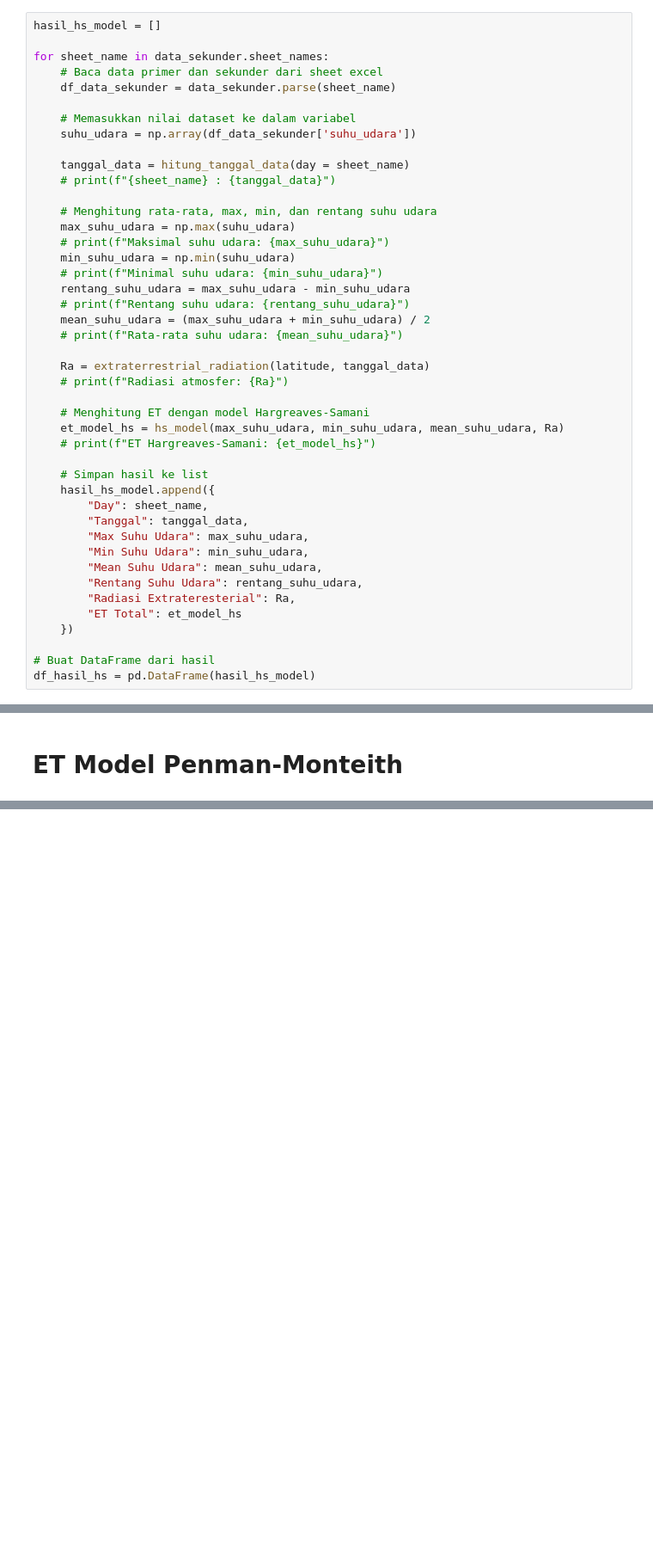
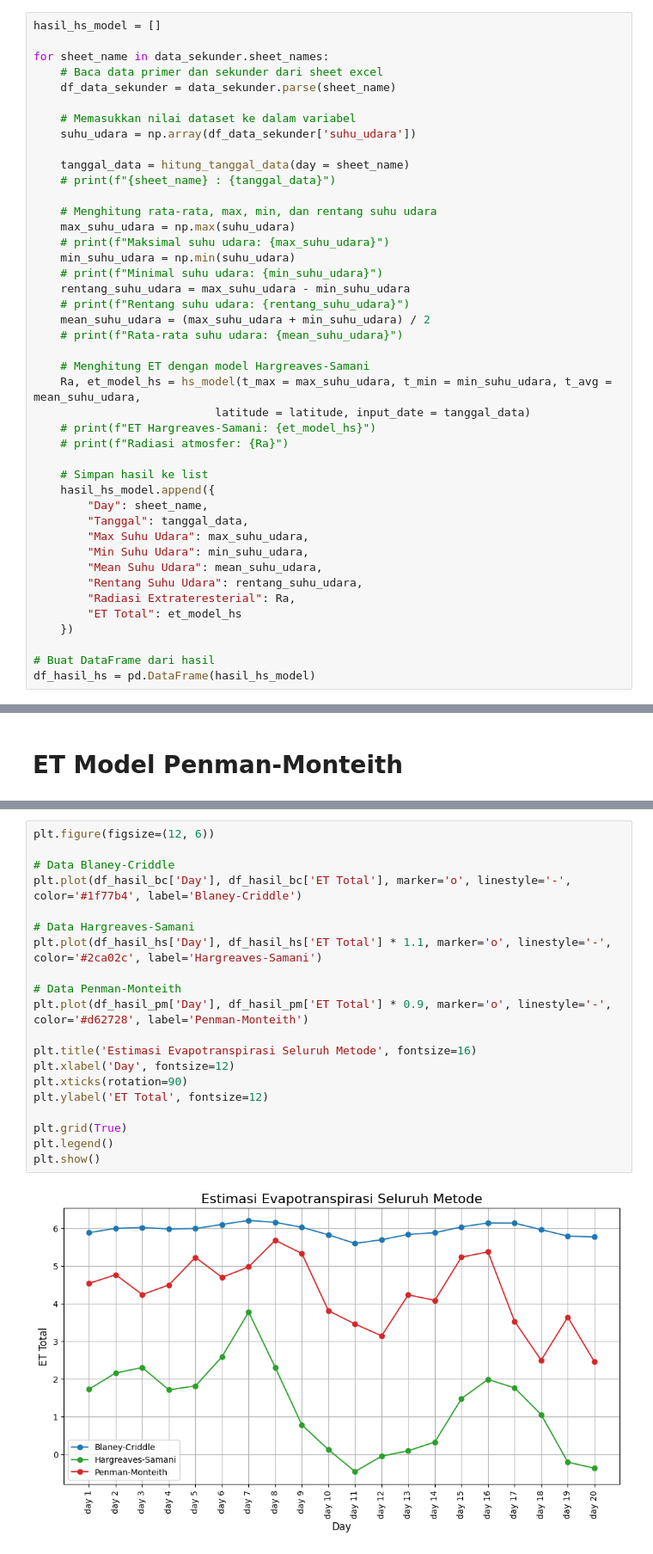
Before and after one commit to rafiachmadfr/Evapotranspiration-Analysis, a Jupyter notebook: 02. ET Calculation.ipynb, the cells around one changed output, grey strips where cells are left out. Shown at 86% size. Saved outputs shown, nothing was run; the diff lists cells and outputs as text; blank space fills up the shorter version.

Commit message:
modifikasi warna plot

```diff
--- a/02. ET Calculation.ipynb
+++ b/02. ET Calculation.ipynb
@@ -228,12 +226,11 @@ for sheet_name in data_sekunder.sheet_names:
     mean_suhu_udara = (max_suhu_udara + min_suhu_udara) / 2
     # print(f"Rata-rata suhu udara: {mean_suhu_udara}")
 
-    Ra = extraterrestrial_radiation(latitude, tanggal_data)
+    # Menghitung ET dengan model Hargreaves-Samani
+    Ra, et_model_hs = hs_model(t_max = max_suhu_udara, t_min = min_suhu_udara, t_avg = mean_suhu_udara,
+                           latitude = latitude, input_date = tanggal_data)
+    # print(f"ET Hargreaves-Samani: {et_model_hs}")
     # print(f"Radiasi atmosfer: {Ra}")
-
-    # Menghitung ET dengan model Hargreaves-Samani
-    et_model_hs = hs_model(max_suhu_udara, min_suhu_udara, mean_suhu_udara, Ra)
-    # print(f"ET Hargreaves-Samani: {et_model_hs}")
 
     # Simpan hasil ke list
     hasil_hs_model.append({
@@ -312,0 +327,22 @@ df_hasil_pm = pd.DataFrame(hasil_pm_model)
+# %%
+plt.figure(figsize=(12, 6))
+
+# Data Blaney-Criddle
+plt.plot(df_hasil_bc['Day'], df_hasil_bc['ET Total'], marker='o', linestyle='-', color='#1f77b4', label='Blaney-Criddle')
+
+# Data Hargreaves-Samani
+plt.plot(df_hasil_hs['Day'], df_hasil_hs['ET Total'] * 1.1, marker='o', linestyle='-', color='#2ca02c', label='Hargreaves-Samani')
+
+# Data Penman-Monteith
+plt.plot(df_hasil_pm['Day'], df_hasil_pm['ET Total'] * 0.9, marker='o', linestyle='-', color='#d62728', label='Penman-Monteith')
+
+plt.title('Estimasi Evapotranspirasi Seluruh Metode', fontsize=16)
+plt.xlabel('Day', fontsize=12)
+plt.xticks(rotation=90)
+plt.ylabel('ET Total', fontsize=12)
+
+plt.grid(True)
+plt.legend()
+plt.show()
+# %% [output]
+[figure, added]
```
Also changed, not shown: parts of 4 cells of this notebook, 2 other files.
